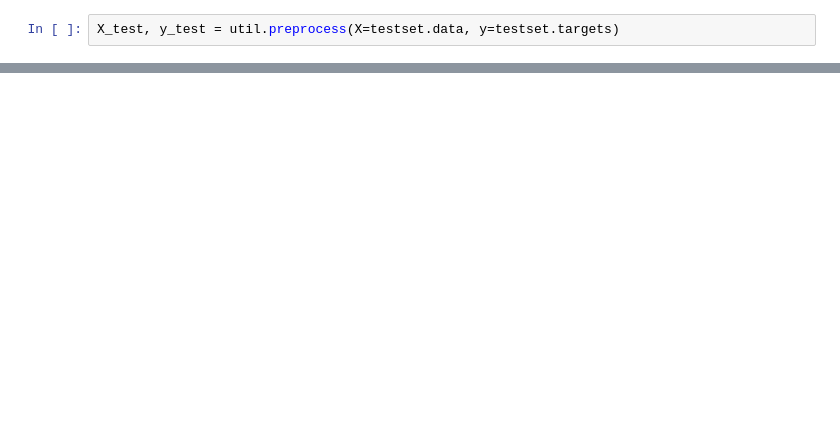
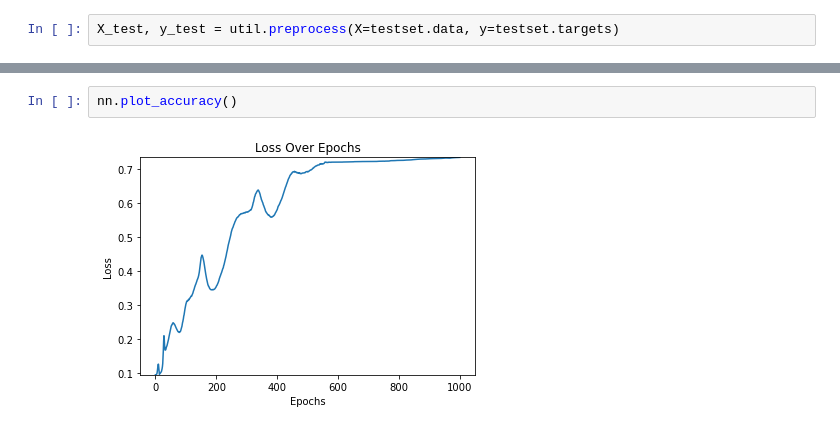
Before and after one commit to MQumairi/numpy-neural-network, a Jupyter notebook: src/Task 2.ipynb, the cells around one changed output, grey strips where cells are left out. Saved outputs shown, nothing was run; the diff lists cells and outputs as text; blank space fills up the shorter version.

```diff
--- a/src/Task 2.ipynb
+++ b/src/Task 2.ipynb
@@ -317,0 +330,4 @@ print(accuracy)
+# %%
+nn.plot_accuracy()
+# %% [output]
+[figure, added]
```
Also changed, not shown: parts of 6 cells of this notebook.
